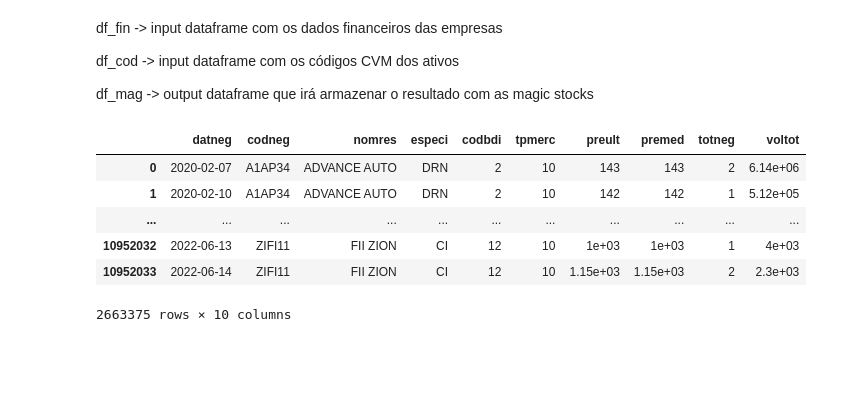
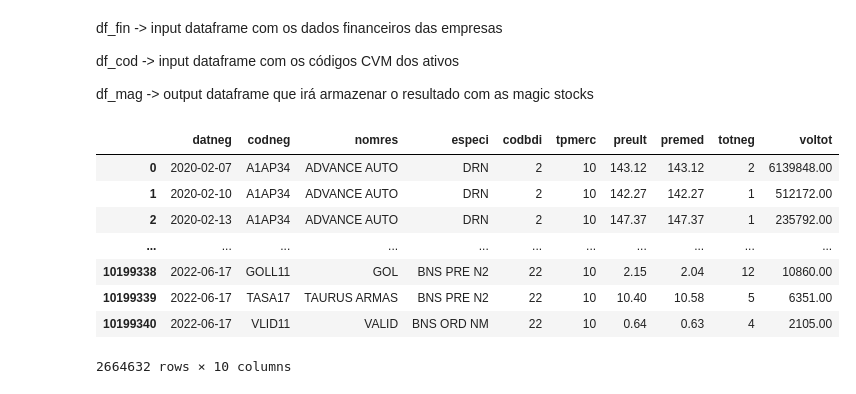
Before and after one commit to AlgebraQuant/MagicFormula, a Jupyter notebook: scripts/2_get_magic_stocks.ipynb, the cells around one changed output. Saved outputs shown, nothing was run; the diff lists cells and outputs as text; code cells hidden in the pictures; blank space fills up the shorter version.

Commit message:
Data Update

```diff
--- a/scripts/2_get_magic_stocks.ipynb
+++ b/scripts/2_get_magic_stocks.ipynb
@@ -9,30 +9,31 @@ from pathlib import Path
 import pandas as pd
 
 # Mostrar floats com duas casas decimas
-pd.set_option('display.float_format',  lambda x: '%.3g' % x)
+pd.set_option('display.float_format',  lambda x: '%.2f' % x)
 pd.options.display.max_colwidth = 20
 pd.options.display.max_columns = 20
-pd.options.display.max_rows = 4
+pd.options.display.max_rows = 6
 # %%
-# Ler a base ajustada no S3
-# df_mag = pd.read_feather('s3://aq-dl/HistoricalQuotations/base_adj.feather')
-# df_mag = pd.read_feather('/mnt/aq_disk/data/HistoricalQuotations/processed/base_adj.feather')
+# Carregar base NÃO AJUSTADA do S3 na seguinte raíz: s3://aq-dl/HistoricalQuotations/
+# Caminho local:
 DATA_FOLDER = Path("/mnt/aq_disk/data/HistoricalQuotations/processed")
-BASE_ADJ = DATA_FOLDER / "base_adj.feather"
+# BASE_ADJ = DATA_FOLDER / "base_adj.feather"
 BASE1 = DATA_FOLDER / "base_95-21.feather"
 BASE2 = DATA_FOLDER / "base_22.feather"
 cols = ['datneg', 'codneg', 'nomres', 'especi', 'codbdi', 'tpmerc', 'preult', 'premed', 'totneg', 'voltot']
 df_mag = (pd
     .concat([pd.read_feather(BASE1), pd.read_feather(BASE2)], ignore_index=True)
     [cols]
     .query('tpmerc == 10')
 )
 df_mag
 # %% [output]
 |  | datneg | codneg | nomres | especi | codbdi | tpmerc | preult | premed | totneg | voltot |
-| 0 | 2020-02-07 | A1AP34 | ADVANCE AUTO | DRN | 2 | 10 | 143 | 143 | 2 | 6.14e+06 |
-| 1 | 2020-02-10 | A1AP34 | ADVANCE AUTO | DRN | 2 | 10 | 142 | 142 | 1 | 5.12e+05 |
+| 0 | 2020-02-07 | A1AP34 | ADVANCE AUTO | DRN | 2 | 10 | 143.12 | 143.12 | 2 | 6139848.00 |
+| 1 | 2020-02-10 | A1AP34 | ADVANCE AUTO | DRN | 2 | 10 | 142.27 | 142.27 | 1 | 512172.00 |
+| 2 | 2020-02-13 | A1AP34 | ADVANCE AUTO | DRN | 2 | 10 | 147.37 | 147.37 | 1 | 235792.00 |
 | ... | ... | ... | ... | ... | ... | ... | ... | ... | ... | ... |
-| 10952032 | 2022-06-13 | ZIFI11 | FII ZION | CI | 12 | 10 | 1e+03 | 1e+03 | 1 | 4e+03 |
-| 10952033 | 2022-06-14 | ZIFI11 | FII ZION | CI | 12 | 10 | 1.15e+03 | 1.15e+03 | 2 | 2.3e+03 |
+| 10199338 | 2022-06-17 | GOLL11 | GOL | BNS PRE N2 | 22 | 10 | 2.15 | 2.04 | 12 | 10860.00 |
+| 10199339 | 2022-06-17 | TASA17 | TAURUS ARMAS | BNS PRE N2 | 22 | 10 | 10.40 | 10.58 | 5 | 6351.00 |
+| 10199340 | 2022-06-17 | VLID11 | VALID | BNS ORD NM | 22 | 10 | 0.64 | 0.63 | 4 | 2105.00 |
-2663375 rows × 10 columns
+2664632 rows × 10 columns
```
Also changed, not shown: parts of 29 cells of this notebook, 5 other files.
